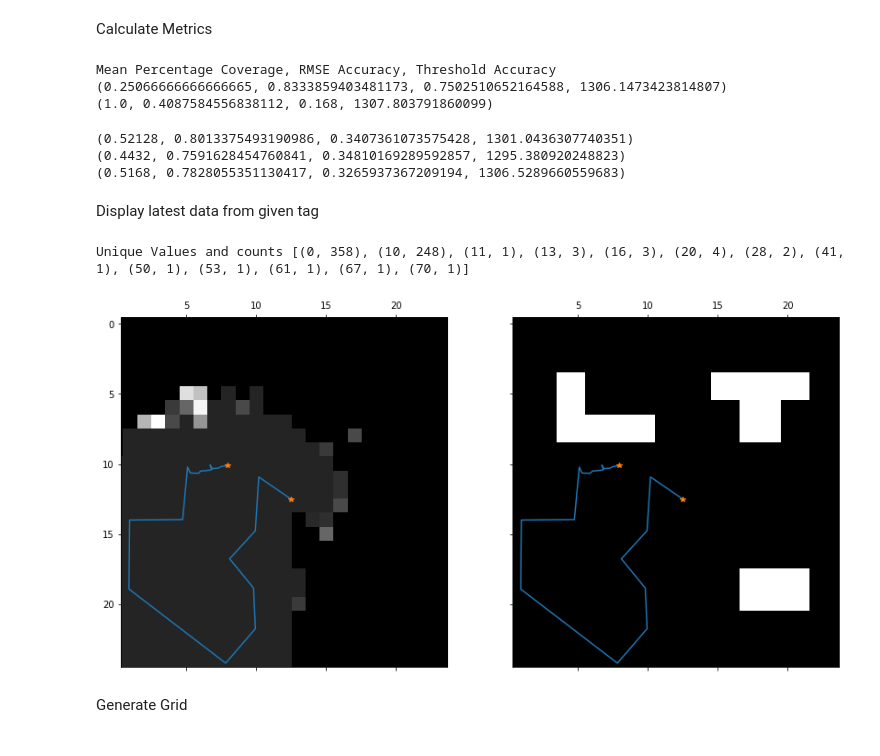
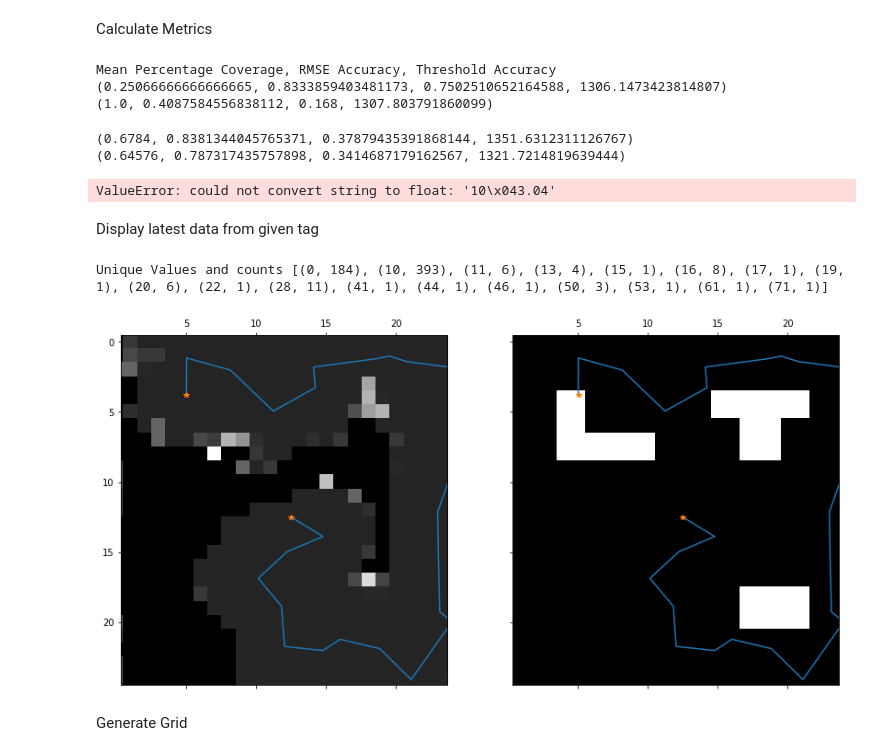
Before and after one commit to mhl787156/RomiExperiments, a Jupyter notebook: scripts/analyseData2.ipynb, the cells around one changed output. Cells and saved outputs as stored; diff of their text form; code cells hidden in the pictures.

```diff
--- a/scripts/analyseData2.ipynb
+++ b/scripts/analyseData2.ipynb
@@ -61,8 +61,8 @@ def readInMap(mapfile):
                     mp = []
                     for i in range(25):
                         matline = file.readline()
-                        matline = matline.replace('.', '0').replace('O','63').replace('*', '0').replace('L', '0')
-                        matline = matline.split()
+                        matline = matline.replace('.', '0').replace('O','63').replace('*', '0').replace('L', '0').replace('"', ' ')
+                        matline = matline.split(' ')
                         if len(matline) == 25:
                             matline = np.array(matline, dtype=np.int32)
                             mp.append(matline)
@@ -334,28 +334,28 @@ datapath = os.path.join('..', 'data')
 print(('Mean Percentage Coverage, RMSE Accuracy, Threshold Accuracy'))
 print(calculateMetrics(datapath, 'Human_Readable',truemap))
 print(calculateMetrics(datapath, 'Non_Belief',truemap))
-print(calculateMetrics(datapath, 'Gradients_Test2',truemap))
-print(calculateMetrics(datapath, 'Gradients_Expr2',truemap))
-print(calculateMetrics(datapath, 'Gradients_Expr3',truemap2))
+print(calculateMetrics(datapath, 'AHE',truemap))
+print(calculateMetrics(datapath, 'CHE',truemap))
+print(calculateMetrics(datapath, 'R_',truemap2))
 # %% [output]
 Mean Percentage Coverage, RMSE Accuracy, Threshold Accuracy
 (0.25066666666666665, 0.8333859403481173, 0.7502510652164588, 1306.1473423814807)
 (1.0, 0.4087584556838112, 0.168, 1307.803791860099)
-(0.52128, 0.8013375493190986, 0.3407361073575428, 1301.0436307740351)
-(0.4432, 0.7591628454760841, 0.34810169289592857, 1295.380920248823)
-(0.5168, 0.7828055351130417, 0.3265937367209194, 1306.5289660559683)
+(0.6784, 0.8381344045765371, 0.37879435391868144, 1351.6312311126767)
+(0.64576, 0.787317435757898, 0.3414687179162567, 1321.7214819639444)
+ValueError: could not convert string to float: '10\x043.04'
 # %% [markdown]
 Display latest data from given tag
 # %%
 def display_latest_data(tag, tmap=truemap):
     datapath = os.path.join('..', 'data')
     datafolder = get_latest_data_folder_loc_by_tag(datapath, tag)
     mapstime, positions, _ = read_in_maps_and_positions(datafolder)
     plot_final_map(mapstime, positions, tmap, highlight_seen=True)
-display_latest_data('Gradients_Expr3', tmap=truemap2)
+display_latest_data('CHE', tmap=truemap2)
 # %% [output]
-Unique Values and counts [(0, 358), (10, 248), (11, 1), (13, 3), (16, 3), (20, 4), (28, 2), (41, 1), (50, 1), (53, 1), (61, 1), (67, 1), (70, 1)]
+Unique Values and counts [(0, 184), (10, 393), (11, 6), (13, 4), (15, 1), (16, 8), (17, 1), (19, 1), (20, 6), (22, 1), (28, 11), (41, 1), (44, 1), (46, 1), (50, 3), (53, 1), (61, 1), (71, 1)]
-[figure, old version]
+[figure, new version]
 # %% [markdown]
 Generate Grid
 # %%
```
Also changed, not shown: parts of 1 cell of this notebook.
